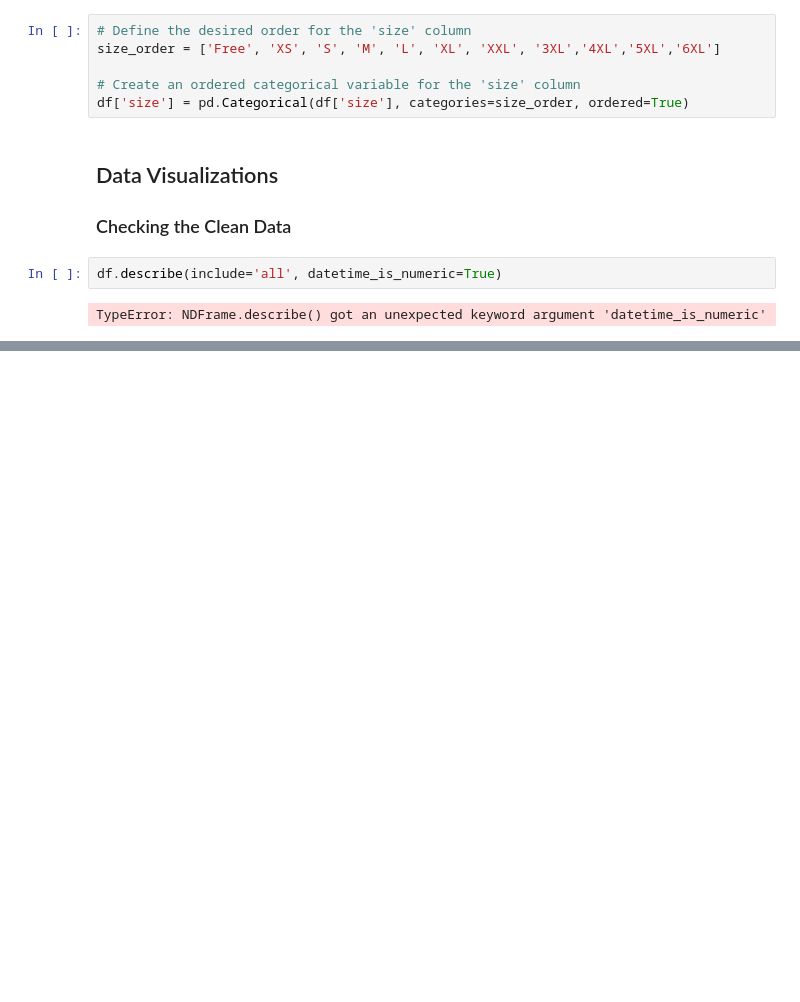
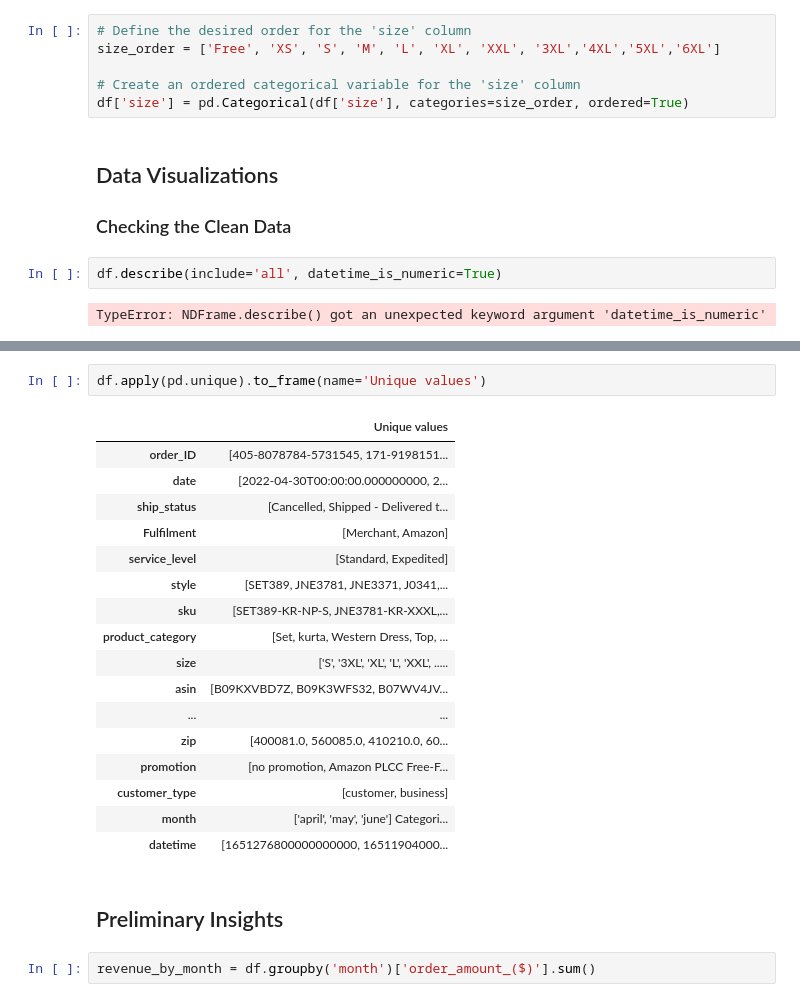
Before and after one commit to CC-Sev/E-Commerce-Sales-Dataset-Analysis, a Jupyter notebook: amazon_sales_data.ipynb, the cells around one changed output, grey strips where cells are left out. Drawn from its saved outputs; the diff is of its cells as text; blank space fills up the shorter version.

```diff
--- a/amazon_sales_data.ipynb
+++ b/amazon_sales_data.ipynb
@@ -435,0 +446,24 @@ df.nunique().to_frame(name='Count of all unique values')
+# %%
+df.apply(pd.unique).to_frame(name='Unique values')
+# %% [output]
+|  | Unique values |
+| order_ID | [405-8078784-5731545, 171-9198151... |
+| date | [2022-04-30T00:00:00.000000000, 2... |
+| ship_status | [Cancelled, Shipped - Delivered t... |
+| Fulfilment | [Merchant, Amazon] |
+| service_level | [Standard, Expedited] |
+| style | [SET389, JNE3781, JNE3371, J0341,... |
+| sku | [SET389-KR-NP-S, JNE3781-KR-XXXL,... |
+| product_category | [Set, kurta, Western Dress, Top, ... |
+| size | ['S', '3XL', 'XL', 'L', 'XXL', ..... |
+| asin | [B09KXVBD7Z, B09K3WFS32, B07WV4JV... |
+| ... | ... |
+| zip | [400081.0, 560085.0, 410210.0, 60... |
+| promotion | [no promotion, Amazon PLCC Free-F... |
+| customer_type | [customer, business] |
+| month | ['april', 'may', 'june'] Categori... |
+| datetime | [1651276800000000000, 16511904000... |
+# %% [markdown]
+## Preliminary Insights
+# %%
+revenue_by_month = df.groupby('month')['order_amount_($)'].sum()
```
Also changed, not shown: parts of 9 cells of this notebook.
